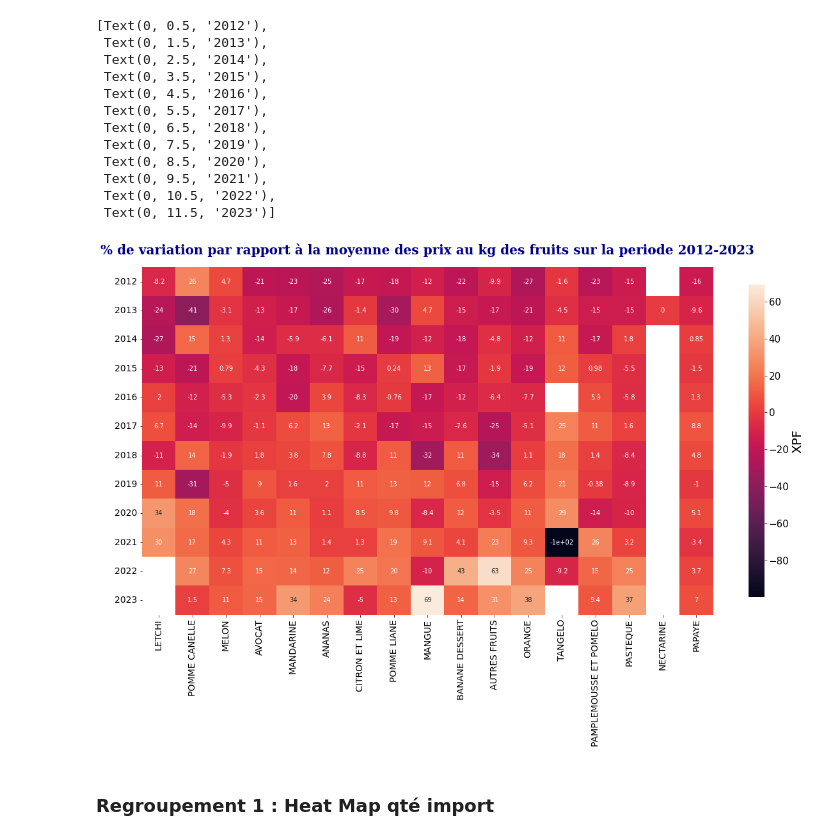
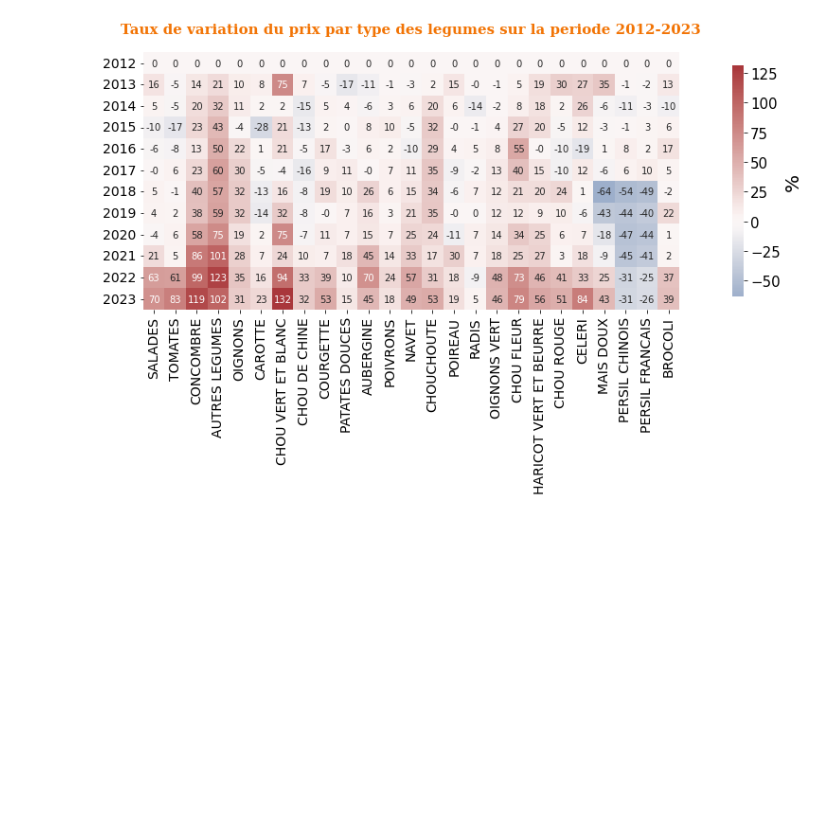
Before and after one commit to sloutmyv/DatavizPacific2023, a Jupyter notebook: 20230908_DC23_fruits_legumes.ipynb, the cells around one changed output. Cells and saved outputs as stored; diff of their text form; code cells hidden in the pictures; blank space fills up the shorter version.

```diff
--- a/20230908_DC23_fruits_legumes.ipynb
+++ b/20230908_DC23_fruits_legumes.ipynb
@@ -326,19 +313,27 @@ ax.set_yticklabels(ax.get_yticklabels(), fontsize=14, rotation=0)
 # %%
+# Analyse n°4
 df_net_r1['PROD_MG_T']=df_net_r1['PRODUCTEURS_T']+df_net_r1['MG_T']
 df_net_r1_fruit = df_net_r1[df_net_r1["TYPE"]=="TOTAL FRUITS (HORS VANILLE)"]
 df_net_r1_legume = df_net_r1[df_net_r1["TYPE"]=="TOTAL LEGUMES"]
-# df_net_r1_legume = df_net_r1_legume[df_net_r1_legume['DESIGNATIONS'] != 'AUTRES LEGUMES']
-
 
 df_r1_gb_fruit_xpf_y = df_net_r1_fruit.groupby(['DESIGNATIONS','ANNEE']).agg({'MG_KG':'sum','MG_XPF':'sum'})
 df_r1_gb_fruit_xpf_y['PRIX_KG']=df_r1_gb_fruit_xpf_y['MG_XPF']/df_r1_gb_fruit_xpf_y['MG_KG']
+
 df_r1_gb_fruit_xpf_y_pivot = df_r1_gb_fruit_xpf_y.pivot_table(columns='DESIGNATIONS', index='ANNEE', values='PRIX_KG')
 df_r1_gb_fruit_xpf_y_pivot = df_r1_gb_fruit_xpf_y_pivot[df_r1_gb_fruit_xpf_y_pivot.sum().sort_values(ascending=False).index]
-df_r1_gb_fruit_xpf_y_pivot = df_r1_gb_fruit_xpf_y_pivot.iloc[:, :].apply(lambda x: (x-x.mean())*100 / x.mean())
+df_r1_gb_fruit_xpf_y_pivot = df_r1_gb_fruit_xpf_y_pivot.iloc[:, :].apply(lambda x: (x-x.iloc[0])*100 / x.iloc[0])
+
+df_r1_gb_fruit_xpf_y_pivot = df_r1_gb_fruit_xpf_y_pivot[GLOBAL_FRUIT_ORDER]
+
 
 df_r1_gb_legume_xpf_y = df_net_r1_legume.groupby(['DESIGNATIONS','ANNEE']).agg({'MG_KG':'sum','MG_XPF':'sum'})
 df_r1_gb_legume_xpf_y['PRIX_KG']=df_r1_gb_legume_xpf_y['MG_XPF']/df_r1_gb_legume_xpf_y['MG_KG']
+
 df_r1_gb_legume_xpf_y_pivot = df_r1_gb_legume_xpf_y.pivot_table(columns='DESIGNATIONS', index='ANNEE', values='PRIX_KG')
 df_r1_gb_legume_xpf_y_pivot = df_r1_gb_legume_xpf_y_pivot[df_r1_gb_legume_xpf_y_pivot.sum().sort_values(ascending=False).index]
-df_r1_gb_legume_xpf_y_pivot = df_r1_gb_legume_xpf_y_pivot.iloc[:, :].apply(lambda x: (x-x.mean())*100 / x.mean())
+df_r1_gb_legume_xpf_y_pivot = df_r1_gb_legume_xpf_y_pivot.iloc[:, :].apply(lambda x: (x-x.iloc[0])*100 / x.iloc[0])
+
+GLOBAL_LEGUME_ORDER.remove('AIL')
+
+df_r1_gb_legume_xpf_y_pivot = df_r1_gb_legume_xpf_y_pivot[GLOBAL_LEGUME_ORDER]
 # %%
@@ -370,29 +353,15 @@ ax.set_yticklabels(ax.get_yticklabels(), fontsize=14, rotation=0)
 # %%
-## GRAPHIQUE - heatmap legume
-TITLE = "% de variation par rapport à la moyenne des prix au kg des fruits sur la periode 2012-2023"
-fig, ax = plt.subplots(nrows=1, ncols=1, figsize=(20,10)) # Nombre et disposition des zones de dessin
+## GRAPHIQUE 4.2
+TITLE = "Taux de variation du prix par type des legumes sur la periode 2012-2023"
+fig, ax = plt.subplots(nrows=1, ncols=1, figsize=(20,5)) # Nombre et disposition des zones de dessin
 
-ax.set_title(TITLE, fontdict={'family': 'serif','color' : 'darkblue','weight': 'bold','size': 20},pad=20)
-ax = sns.heatmap(df_r1_gb_fruit_xpf_y_pivot, annot=True, square=False, cbar_kws={'label': 'M XPF', 'location' : 'right',"shrink": 0.9})
+ax.set_title(TITLE, fontdict={'family': 'serif','color' : '#F27405','weight': 'bold','size': 15},pad=20)
+ax = sns.heatmap(df_r1_gb_legume_xpf_y_pivot, annot=True, square=True, cmap="vlag", cbar_kws={'label': '%', 'location' : 'right',"shrink": 0.9}, fmt='.0f', center=0)
 ax.set(xlabel="", ylabel="")
-ax.figure.axes[-1].set_ylabel('XPF', size=20)
+ax.figure.axes[-1].set_ylabel('%', size=20)
 ax.figure.axes[-1].tick_params(labelsize=15)
-ax.set_xticklabels(ax.get_xticklabels(), fontsize=14, rotation=90)
-ax.set_yticklabels(ax.get_yticklabels(), fontsize=14, rotation=0)
+xa = ax.set_xticklabels(ax.get_xticklabels(), fontsize=14, rotation=90)
+ya = ax.set_yticklabels(ax.get_yticklabels(), fontsize=14, rotation=0)
 # %% [output]
-[Text(0, 0.5, '2012'),
- Text(0, 1.5, '2013'),
- Text(0, 2.5, '2014'),
- Text(0, 3.5, '2015'),
- Text(0, 4.5, '2016'),
- Text(0, 5.5, '2017'),
- Text(0, 6.5, '2018'),
- Text(0, 7.5, '2019'),
- Text(0, 8.5, '2020'),
- Text(0, 9.5, '2021'),
- Text(0, 10.5, '2022'),
- Text(0, 11.5, '2023')]
-[figure, old version]
+[figure, new version]
-# %% [markdown]
-### Regroupement 1 : Heat Map qté import
 # %%
```
Also changed, not shown: parts of 28 cells of this notebook.
